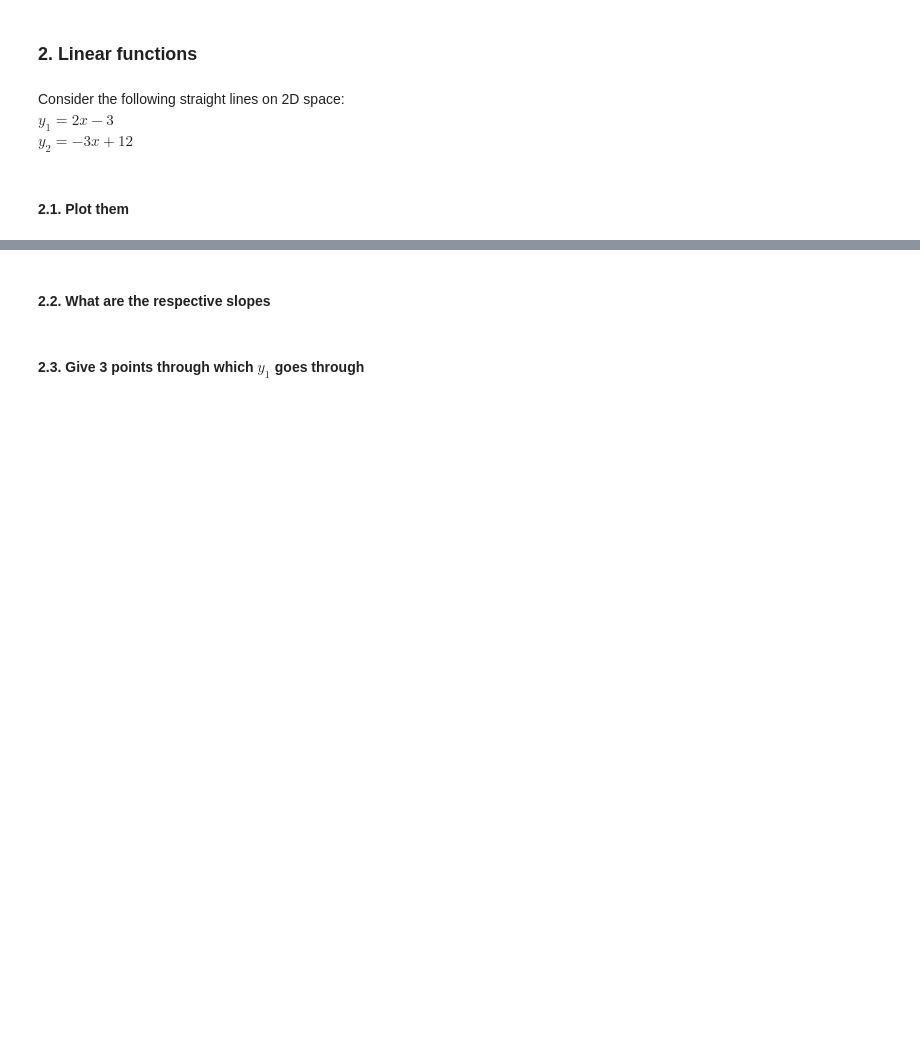
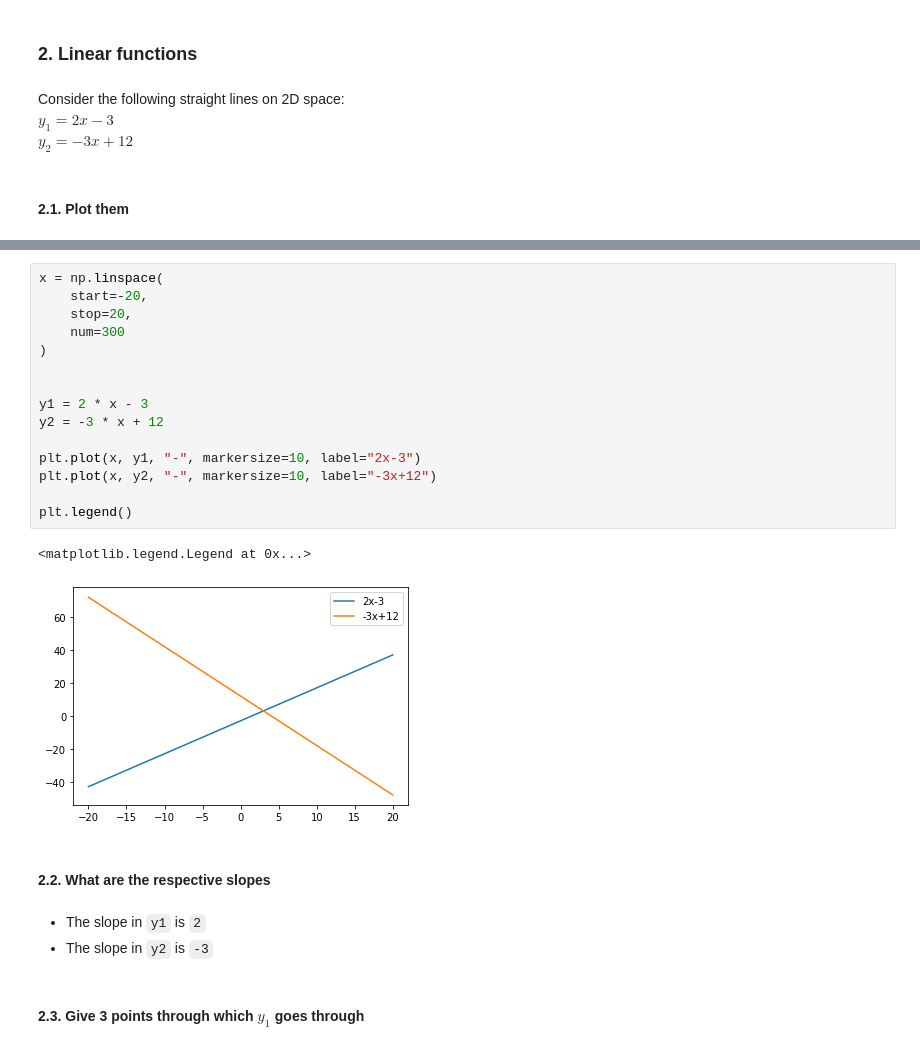
Before and after one commit to Ironhack-Data-Madrid-Marzo-2021/lab-math-refresher, a Jupyter notebook: your-code/main.ipynb, the cells around one changed output, grey strips where cells are left out. Drawn from its saved outputs; the diff is of its cells as text; blank space fills up the shorter version.

```diff
--- a/your-code/main.ipynb
+++ b/your-code/main.ipynb
@@ -26,4 +94,25 @@ $y_2=-3x+12$
+# %%
+x = np.linspace(
+    start=-20,
+    stop=20,
+    num=300
+)
+
+
+y1 = 2 * x - 3
+y2 = -3 * x + 12
+
+plt.plot(x, y1, "-", markersize=10, label="2x-3")
+plt.plot(x, y2, "-", markersize=10, label="-3x+12")
+
+plt.legend()
+# %% [output]
+<matplotlib.legend.Legend at 0x...>
+[figure, added]
 # %% [markdown]
 #### 2.2. What are the respective slopes
+# %% [markdown]
+- The slope in `y1` is `2`
+- The slope in `y2` is `-3`
 # %% [markdown]
 #### 2.3. Give 3 points through which $y_1$ goes through
```
Also changed, not shown: parts of 55 cells of this notebook.
